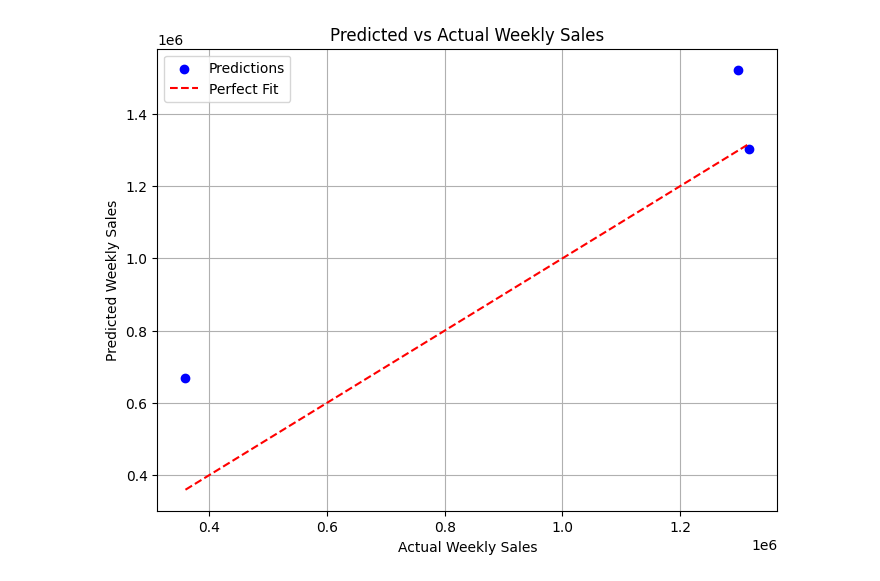
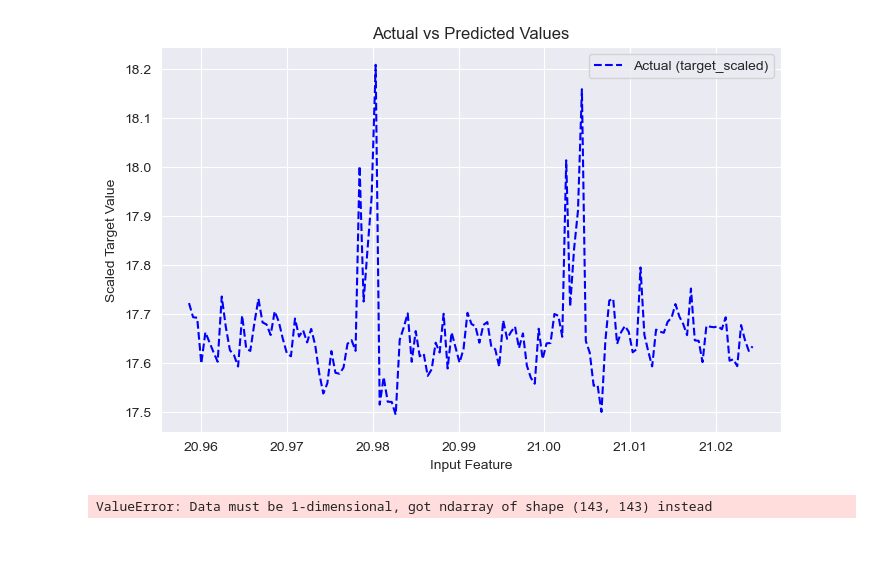
Before and after one commit to random-logic/Demand-Forecast, a Jupyter notebook: NN.ipynb, the cells around one changed output. Drawn from its saved outputs; the diff is of its cells as text; code cells hidden in the pictures; blank space fills up the shorter version.

```diff
--- a/NN.ipynb
+++ b/NN.ipynb
@@ -77,0 +23,17 @@ X_train, X_test, y_train_scaled, y_test_scaled = train_test_split(features_scale
+# %%
+# Convert date columns to datetime
+df['Date'] = pd.to_datetime(df['Date'], format='%d-%m-%Y')
+
+df.head()
+
+# Group by Date and aggregate (e.g., sum for Weekly_Sales)
+df = df.groupby('Date').agg({
+  'Weekly_Sales': 'sum',
+  'Holiday_Flag': 'max',
+  'Temperature': 'mean',
+  'Fuel_Price': 'mean',
+  'CPI': 'mean',
+  'Unemployment': 'mean'
+}).reset_index()
+
+df.head()
@@ -77,0 +47,8 @@ X_train, X_test, y_train_scaled, y_test_scaled = train_test_split(features_scale
+# %%
+features = df.drop('Weekly_Sales', axis=1)
+target = df['Weekly_Sales']
+# %%
+exog = features[['Holiday_Flag', 'Temperature', 'Fuel_Price', 'CPI', 'Unemployment']]
+sarimax_model = SARIMAXResults.load('SARIMAX.pkl')
+nobs = sarimax_model.nobs
+features['SARIMAX'] = sarimax_model.predict(start=0, end=nobs-1, exog=exog)
@@ -77,0 +79,5 @@ X_train, X_test, y_train_scaled, y_test_scaled = train_test_split(features_scale
+# %%
+# standardization
+features['Date'] = df['Date'].astype(np.int64) // 10**9
+features_scaled = np.log1p(features)
+target_scaled = np.log1p(target)
@@ -217,13 +229,25 @@ Prediction: 1303338.75, Actual: 1316849.36
+# %%
+# Plot actual vs. predicted values
+plt.figure(figsize=(8, 5))
+plt.plot(features_scaled['Date'], target_scaled, label="Actual (target_scaled)", color="blue", linestyle="dashed")
+plt.xlabel("Input Feature")
+plt.ylabel("Scaled Target Value")
+plt.title("Actual vs Predicted Values")
+plt.legend()
+plt.show()
+# %% [output]
+[figure, added]
 # %%
-# Scatter Plot of Predictions vs Actual Values
+# Residual Plot
+residuals = target_scaled - predictions
 plt.figure(figsize=(8, 6))
-plt.scatter(actual_values, nn_predictions, color='blue', label="Predictions")
-plt.plot(actual_values, actual_values, color='red', linestyle="--", label="Perfect Fit")
+plt.scatter(target_scaled, residuals, color='purple')
+plt.axhline(y=0, color='red', linestyle="--", label="Zero Error")
 plt.xlabel("Actual Weekly Sales")
-plt.ylabel("Predicted Weekly Sales")
-plt.title("Predicted vs Actual Weekly Sales")
+plt.ylabel("Residuals (Actual - Predicted)")
+plt.title("Residual Plot: Predictions vs Actual Values")
 plt.legend()
 plt.grid(True)
 plt.show()
 # %% [output]
-[figure, removed]
+ValueError: Data must be 1-dimensional, got ndarray of shape (143, 143) instead
```
Also changed, not shown: parts of 25 cells of this notebook, 4 other files.
